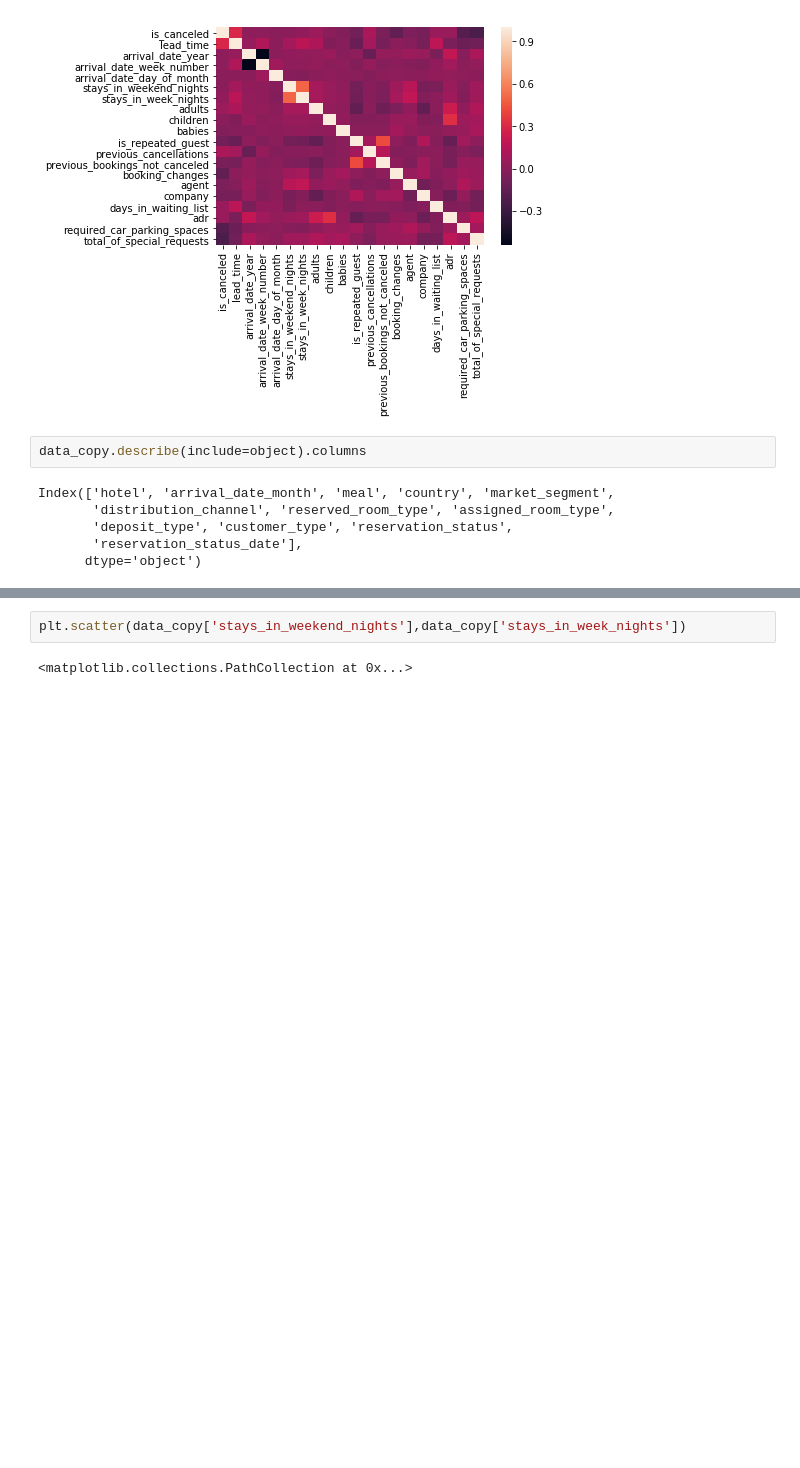
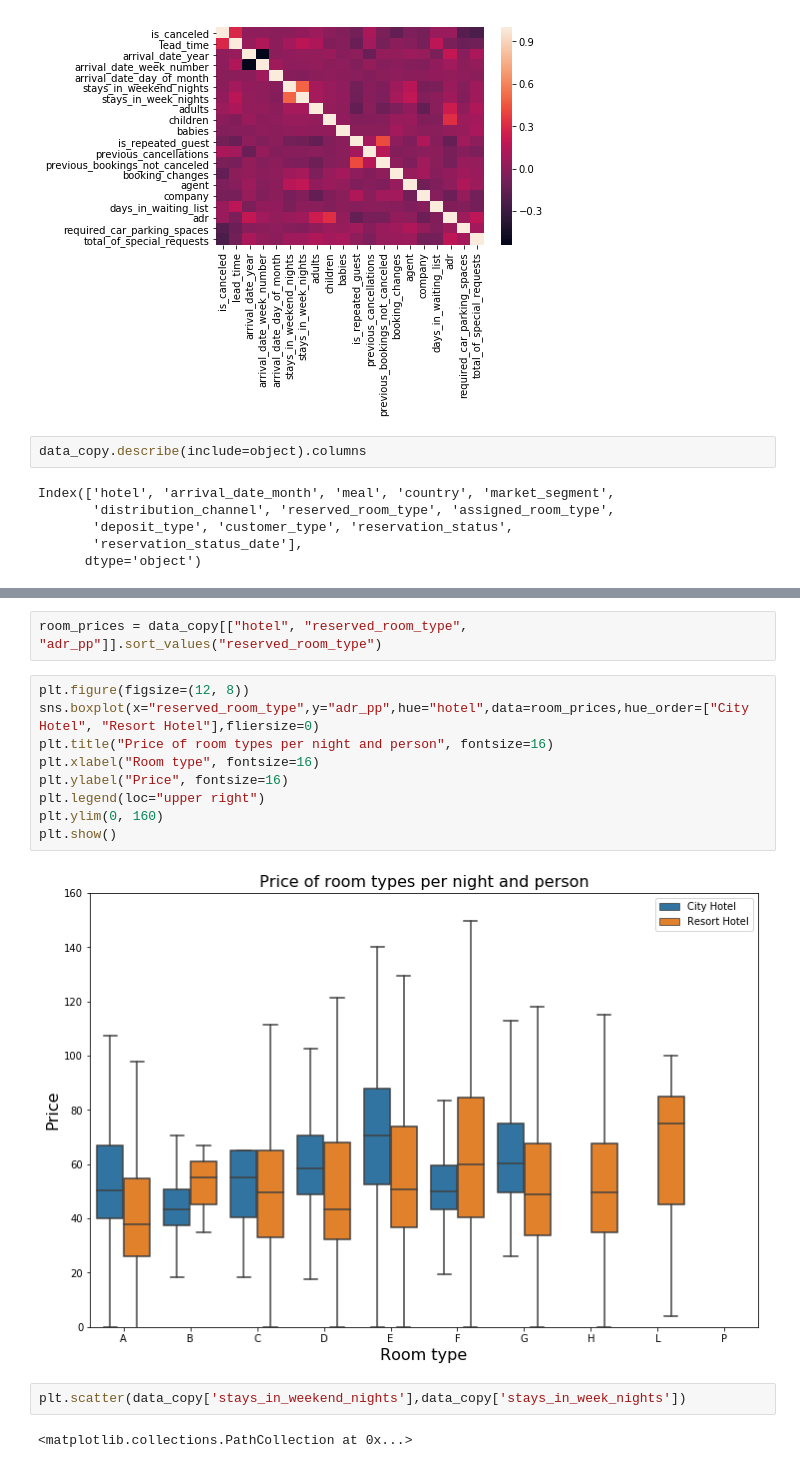
Before and after one commit to sushma-projects/March-17-2020ML-basics, a Jupyter notebook: Hotel-booking29-03-2020.ipynb, the cells around one changed output, grey strips where cells are left out. Saved outputs shown, nothing was run; the diff lists cells and outputs as text; blank space fills up the shorter version.

```diff
--- a/Hotel-booking29-03-2020.ipynb
+++ b/Hotel-booking29-03-2020.ipynb
@@ -320,3 +515,16 @@ Index(['hotel', 'arrival_date_month', 'meal', 'country', 'market_segment',
+# %%
+room_prices = data_copy[["hotel", "reserved_room_type", "adr_pp"]].sort_values("reserved_room_type")
+# %%
+plt.figure(figsize=(12, 8))
+sns.boxplot(x="reserved_room_type",y="adr_pp",hue="hotel",data=room_prices,hue_order=["City Hotel", "Resort Hotel"],fliersize=0)
+plt.title("Price of room types per night and person", fontsize=16)
+plt.xlabel("Room type", fontsize=16)
+plt.ylabel("Price", fontsize=16)
+plt.legend(loc="upper right")
+plt.ylim(0, 160)
+plt.show()
+# %% [output]
+[figure, added]
 # %%
 plt.scatter(data_copy['stays_in_weekend_nights'],data_copy['stays_in_week_nights'])
 # %% [output]
```
Also changed, not shown: parts of 21 cells of this notebook.
